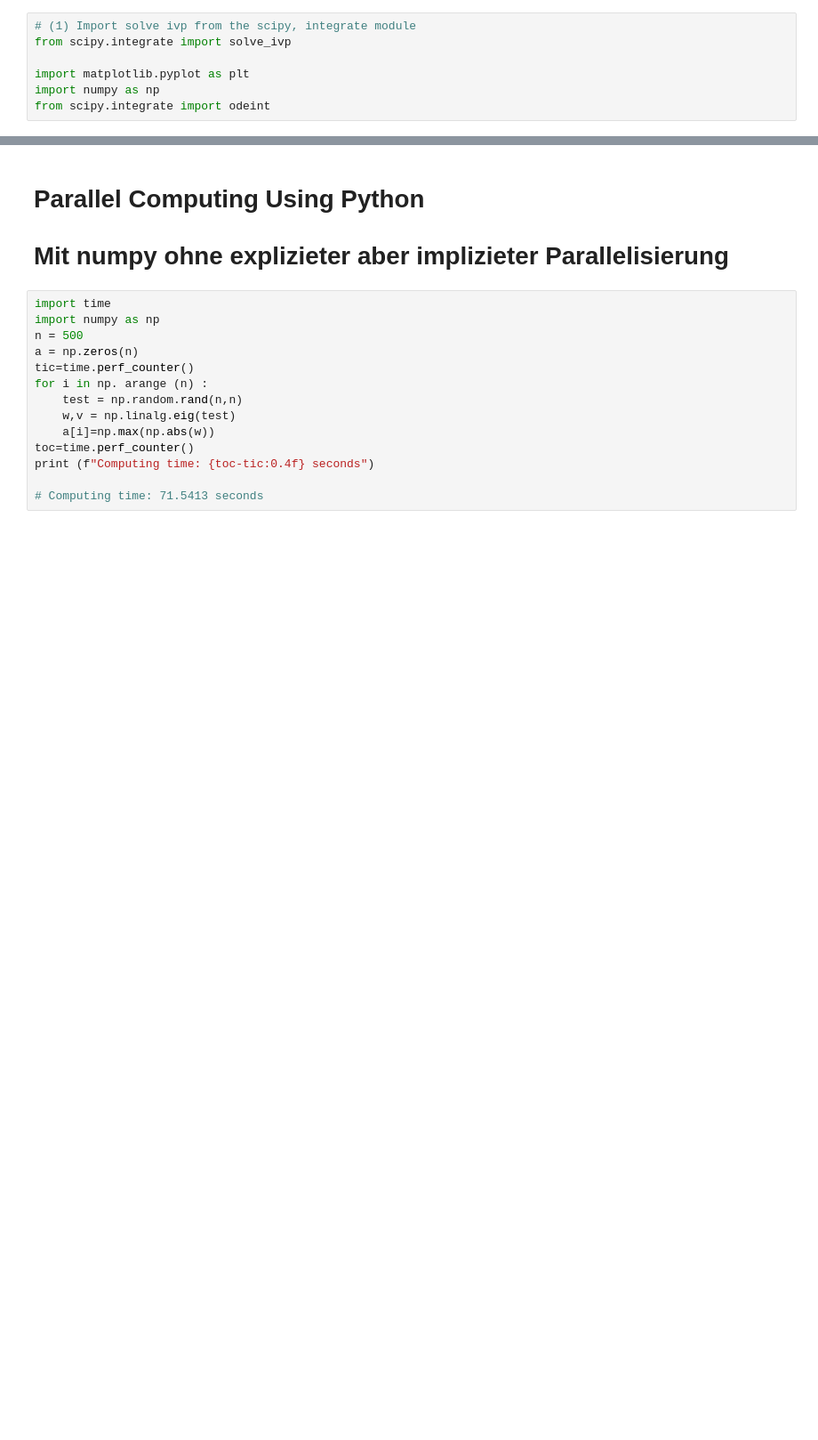
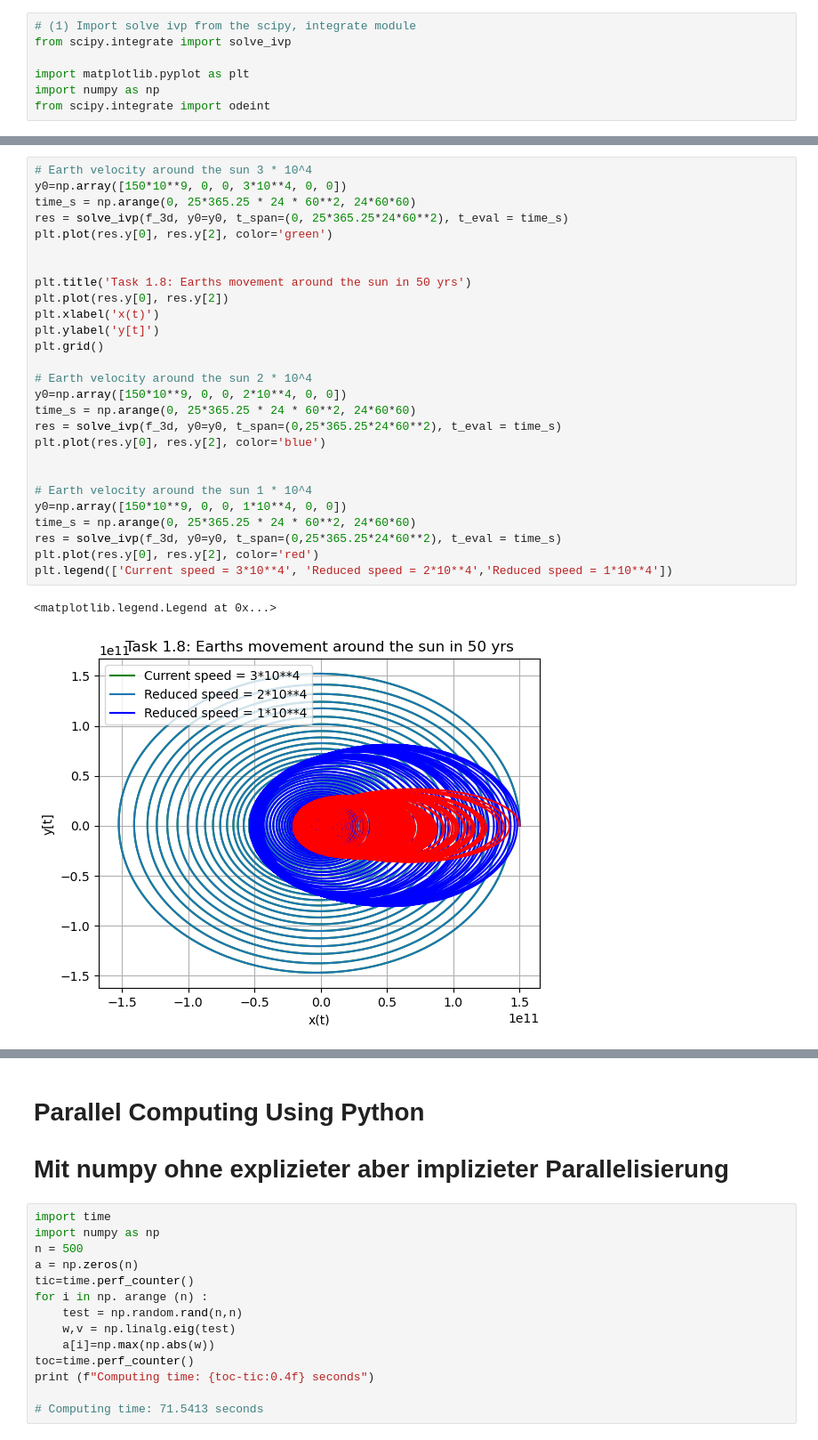
Before and after one commit to ablarer/SCC_ZHAW, a Jupyter notebook: 01/01 Vorlesung, Lab.ipynb, the cells around one changed output, grey strips where cells are left out. Shown at 89% size. Saved outputs shown, nothing was run; the diff lists cells and outputs as text; blank space fills up the shorter version.

```diff
--- a/01/01 Vorlesung, Lab.ipynb
+++ b/01/01 Vorlesung, Lab.ipynb
@@ -495,2 +442,32 @@ plt.show()
+# %%
+# Earth velocity around the sun 3 * 10^4
+y0=np.array([150*10**9, 0, 0, 3*10**4, 0, 0])
+time_s = np.arange(0, 25*365.25 * 24 * 60**2, 24*60*60)
+res = solve_ivp(f_3d, y0=y0, t_span=(0, 25*365.25*24*60**2), t_eval = time_s)
+plt.plot(res.y[0], res.y[2], color='green')
+
+
+plt.title('Task 1.8: Earths movement around the sun in 50 yrs')
+plt.plot(res.y[0], res.y[2])
+plt.xlabel('x(t)')
+plt.ylabel('y[t]')
+plt.grid()
+
+# Earth velocity around the sun 2 * 10^4
+y0=np.array([150*10**9, 0, 0, 2*10**4, 0, 0])
+time_s = np.arange(0, 25*365.25 * 24 * 60**2, 24*60*60)
+res = solve_ivp(f_3d, y0=y0, t_span=(0,25*365.25*24*60**2), t_eval = time_s)
+plt.plot(res.y[0], res.y[2], color='blue')
+
+
+# Earth velocity around the sun 1 * 10^4
+y0=np.array([150*10**9, 0, 0, 1*10**4, 0, 0])
+time_s = np.arange(0, 25*365.25 * 24 * 60**2, 24*60*60)
+res = solve_ivp(f_3d, y0=y0, t_span=(0,25*365.25*24*60**2), t_eval = time_s)
+plt.plot(res.y[0], res.y[2], color='red')
+plt.legend(['Current speed = 3*10**4', 'Reduced speed = 2*10**4','Reduced speed = 1*10**4'])
+# %% [output]
+<matplotlib.legend.Legend at 0x...>
+[figure, added]
 # %% [markdown]
 # What happens?
```
Also changed, not shown: parts of 11 cells of this notebook.
